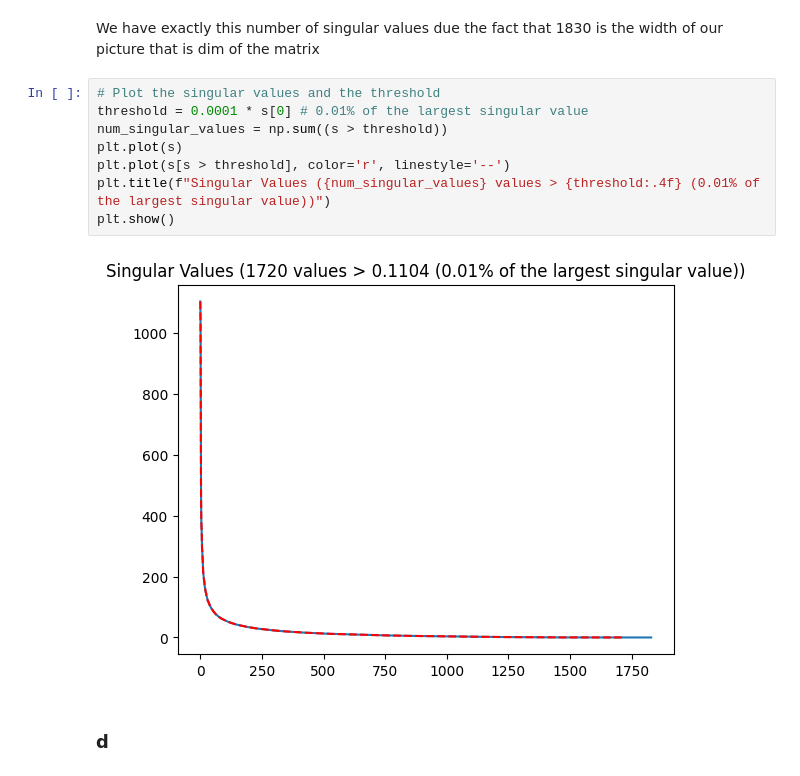
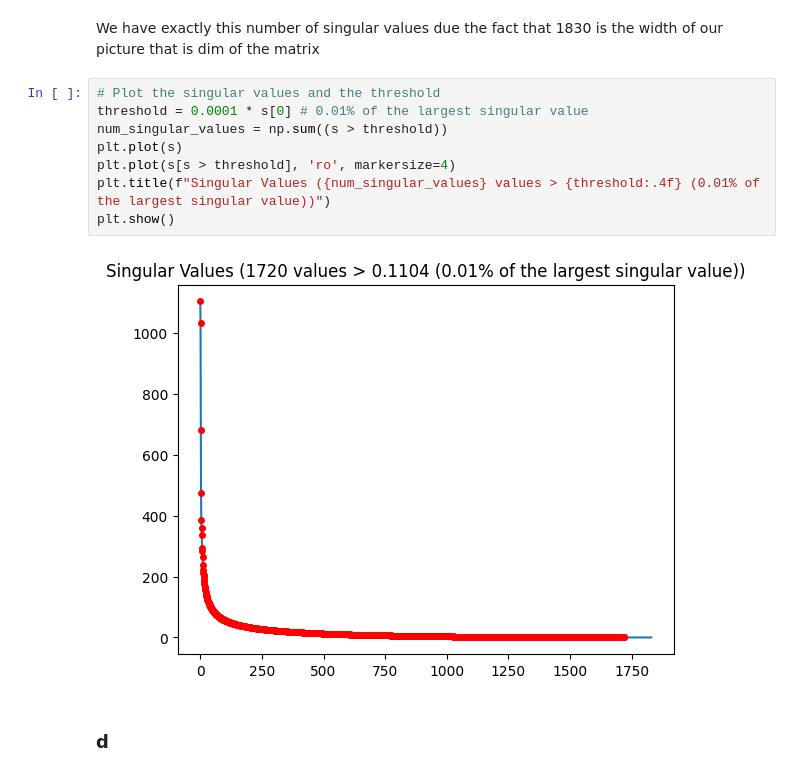
Before and after one commit to 1spb/ex2_stat_learning, a Jupyter notebook: ex2_stat.ipynb, the cells around one changed output. Drawn from its saved outputs; the diff is of its cells as text.

```diff
--- a/ex2_stat.ipynb
+++ b/ex2_stat.ipynb
@@ -59,13 +59,13 @@ We have exactly this number of singular values due the fact that 1830 is the wid
 # %%
 # Plot the singular values and the threshold
 threshold = 0.0001 * s[0] # 0.01% of the largest singular value
 num_singular_values = np.sum((s > threshold))
 plt.plot(s)
-plt.plot(s[s > threshold], color='r', linestyle='--')
+plt.plot(s[s > threshold], 'ro', markersize=4)
 plt.title(f"Singular Values ({num_singular_values} values > {threshold:.4f} (0.01% of the largest singular value))")
 plt.show()
 # %% [output]
-[figure, old version]
+[figure, new version]
 # %% [markdown]
 ### d
 # %%
```
Also changed, not shown: parts of 1 cell of this notebook.
